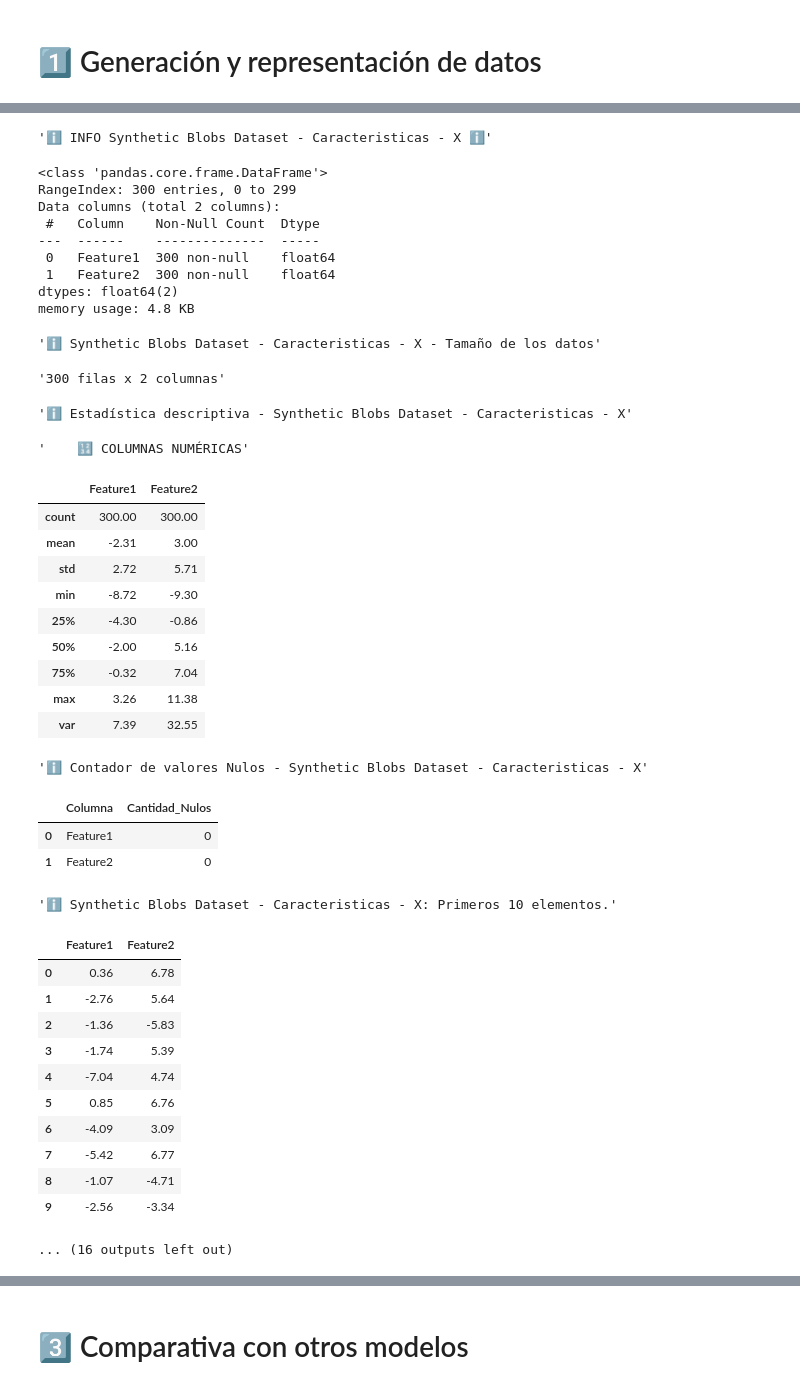
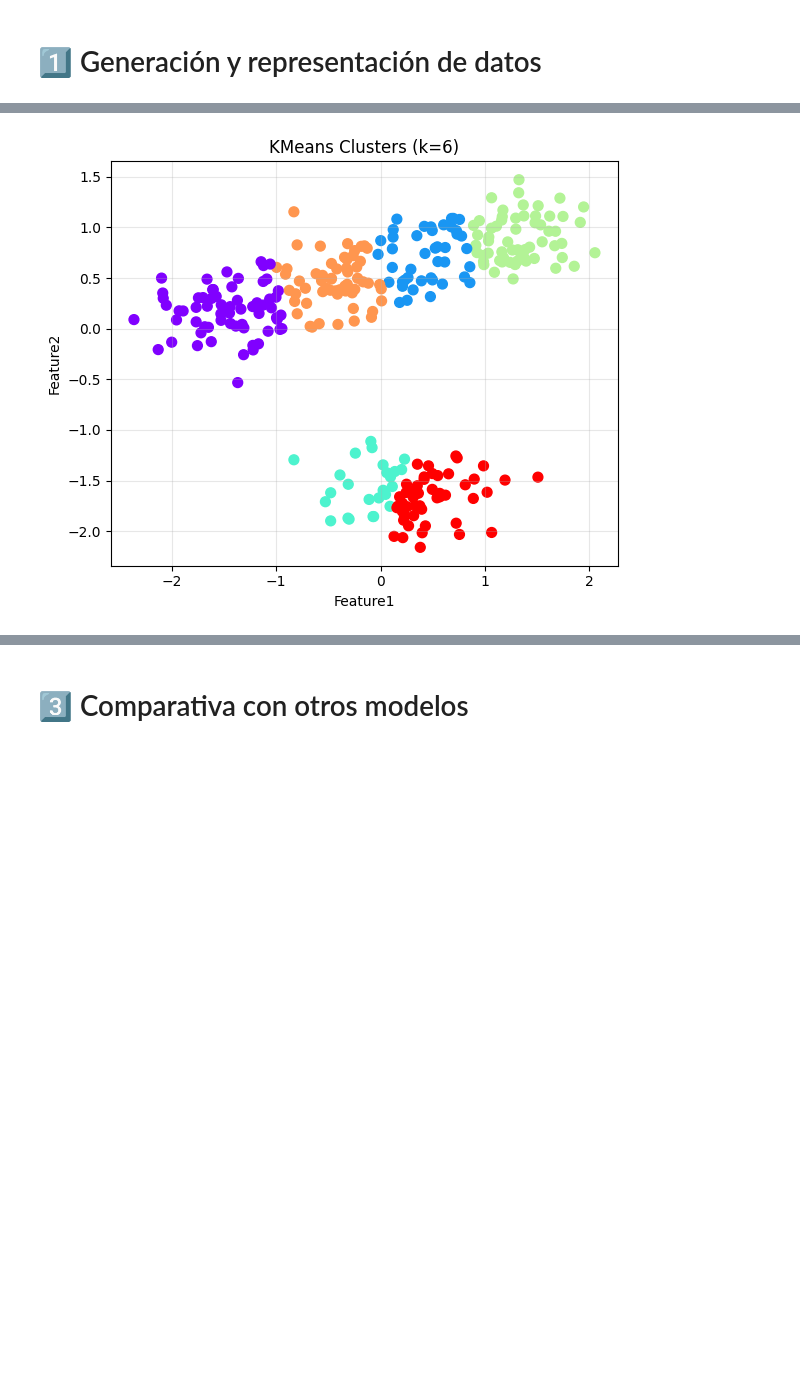
Before and after one commit to UIDE-Tareas/7-Metodos-Analiticos-Optimizacion-Aplicados-IA-Tarea2, a Jupyter notebook: Main.ipynb, the cells around one changed output, grey strips where cells are left out. Saved outputs shown, nothing was run; the diff lists cells and outputs as text; code cells hidden in the pictures; blank space fills up the shorter version.

```diff
--- a/Main.ipynb
+++ b/Main.ipynb
@@ -1117,75 +1117,34 @@ def Plot2DDataset(dataset: Dataset, targetFeatureCol: str = "Target", title: str
     )
     plt.scatter(
         dataset.X.iloc[:, 0],
         dataset.X.iloc[:, 1],
         s=50,
         c=colors,
         cmap="rainbow"
     )
 
     plt.xlabel(dataset.X.columns[0])
     plt.ylabel(dataset.X.columns[1])
     plt.title(title)
     plt.grid(alpha=0.3)
     plt.tight_layout()
     plt.show()
 
 scaler = CreateScaler(ScalerType.STANDARD)
 dataset = CreateSyntheticBlobsDataset()
 scaledDataset = ScaleDataset(dataset, scaler)
 pcaDataset = ApplyPCA(scaledDataset, explainedVarianceRatioSum=0.95)
 
 PlotSyntheticBlobsDataset(dataset)
-ShowDatasetInfo(dataset, "Synthetic Blobs Dataset")
+#ShowDatasetInfo(dataset, "Synthetic Blobs Dataset")
 
 KMEANS_CLUSTERS = 6
-RANDOM_STATE = RANDOM_STATE + ord('U') + ord('I') + ord('D') + ord('E') # UIDE
 
 kmeansFeatureColName = "KMeansCluster"
 kmeansDataset = EvaluateKMeans(scaledDataset, KMEANS_CLUSTERS, RANDOM_STATE, kmeansFeatureColName)
 Plot2DDataset(kmeansDataset, kmeansFeatureColName, f"KMeans Clusters (k={KMEANS_CLUSTERS})")
 # %% [output]
 [figure]
-'ℹ️ INFO Synthetic Blobs Dataset - Caracteristicas - X ℹ️'
-<class 'pandas.core.frame.DataFrame'>
-RangeIndex: 300 entries, 0 to 299
-Data columns (total 2 columns):
- #   Column    Non-Null Count  Dtype
----  ------    --------------  -----
- 0   Feature1  300 non-null    float64
- 1   Feature2  300 non-null    float64
-dtypes: float64(2)
-memory usage: 4.8 KB
-'ℹ️ Synthetic Blobs Dataset - Caracteristicas - X - Tamaño de los datos'
-'300 filas x 2 columnas'
-'ℹ️ Estadística descriptiva - Synthetic Blobs Dataset - Caracteristicas - X'
-'    🔢 COLUMNAS NUMÉRICAS'
-|  | Feature1 | Feature2 |
-| count | 300.00 | 300.00 |
-| mean | -2.31 | 3.00 |
-| std | 2.72 | 5.71 |
-| min | -8.72 | -9.30 |
-| 25% | -4.30 | -0.86 |
-| 50% | -2.00 | 5.16 |
-| 75% | -0.32 | 7.04 |
-| max | 3.26 | 11.38 |
-| var | 7.39 | 32.55 |
-'ℹ️ Contador de valores Nulos - Synthetic Blobs Dataset - Caracteristicas - X'
-|  | Columna | Cantidad_Nulos |
-| 0 | Feature1 | 0 |
-| 1 | Feature2 | 0 |
-'ℹ️ Synthetic Blobs Dataset - Caracteristicas - X: Primeros 10 elementos.'
-|  | Feature1 | Feature2 |
-| 0 | 0.36 | 6.78 |
-| 1 | -2.76 | 5.64 |
-| 2 | -1.36 | -5.83 |
-| 3 | -1.74 | 5.39 |
-| 4 | -7.04 | 4.74 |
-| 5 | 0.85 | 6.76 |
-| 6 | -4.09 | 3.09 |
-| 7 | -5.42 | 6.77 |
-| 8 | -1.07 | -4.71 |
-| 9 | -2.56 | -3.34 |
-... (16 outputs left out)
+[figure, added]
 # %% [markdown]
 # 2️⃣ Número óptimo de clusters con técnica del codo
```
Also changed, not shown: parts of 3 cells of this notebook, 2 other files.
